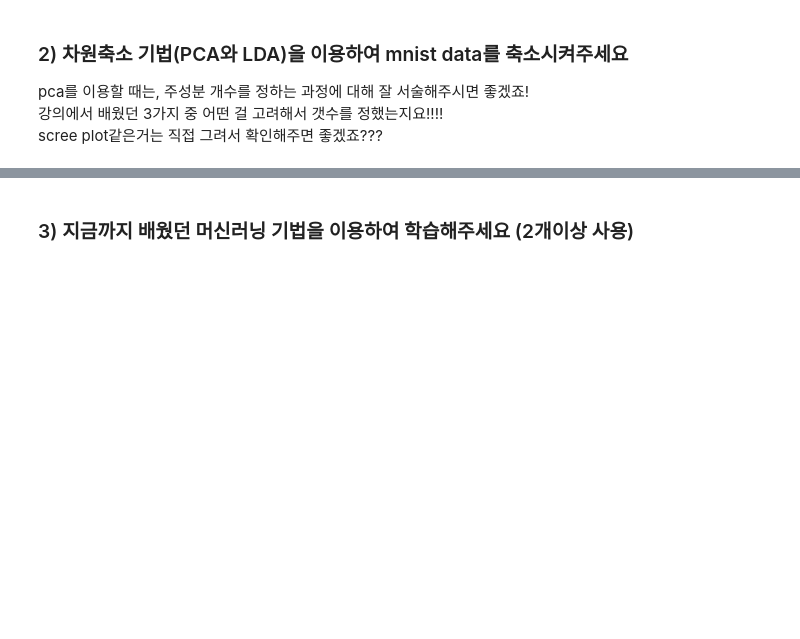
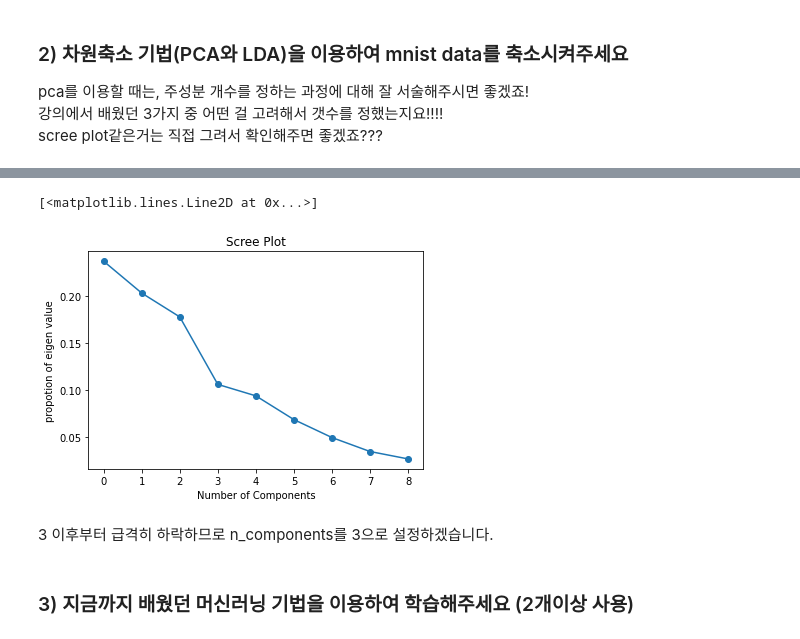
Before and after one commit to jiwoo0212/Tobigs-15-jiwoo, a Jupyter notebook: week5/차원축소/week5_dimensionality_reduction_assignment2.ipynb, the cells around one changed output, grey strips where cells are left out. Saved outputs shown, nothing was run; the diff lists cells and outputs as text; code cells hidden in the pictures; blank space fills up the shorter version.

```diff
--- a/week5/차원축소/week5_dimensionality_reduction_assignment2.ipynb
+++ b/week5/차원축소/week5_dimensionality_reduction_assignment2.ipynb
@@ -97,2 +131,5 @@ from sklearn.decomposition import PCA
 # %%
 from sklearn.discriminant_analysis import LinearDiscriminantAnalysis
+# %%
+lda = LinearDiscriminantAnalysis(n_components=9, store_covariance=True)
+lda_feature = lda.fit_transform(X_train, np.ravel(y_train))
@@ -98,0 +178,9 @@ from sklearn.discriminant_analysis import LinearDiscriminantAnalysis
+# %%
+# propotion of eigen value
+plt.title('Scree Plot')
+plt.xlabel('Number of Components')
+plt.ylabel('propotion of eigen value')
+plt.plot(lda.explained_variance_ratio_, 'o-')
+# %% [output]
+[<matplotlib.lines.Line2D at 0x...>]
+[figure, added]
@@ -99,3 +190,5 @@ from sklearn.discriminant_analysis import LinearDiscriminantAnalysis
+# %% [markdown]
+3 이후부터 급격히 하락하므로 n_components를 3으로 설정하겠습니다.
 # %% [markdown]
 ### 3) 지금까지 배웠던 머신러닝 기법을 이용하여 학습해주세요 (2개이상 사용)
 # %% [markdown]
```
Also changed, not shown: parts of 27 cells of this notebook.
